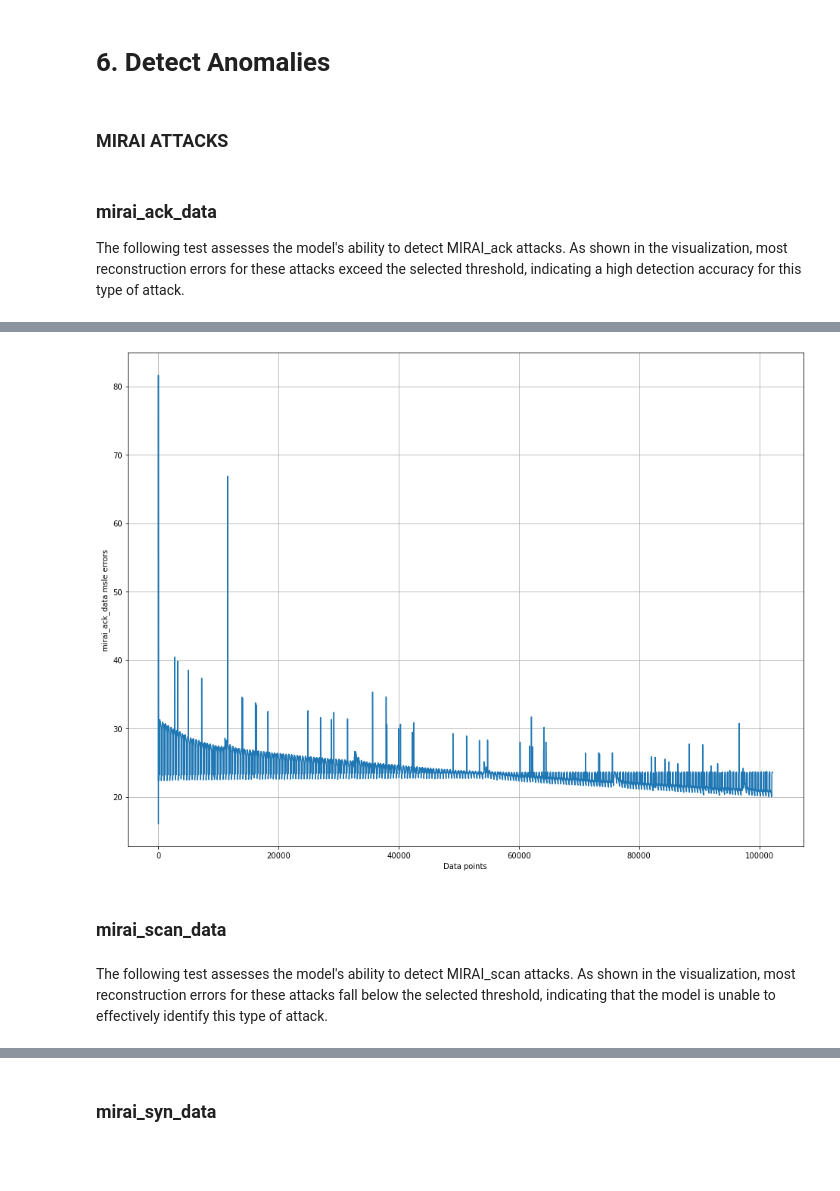
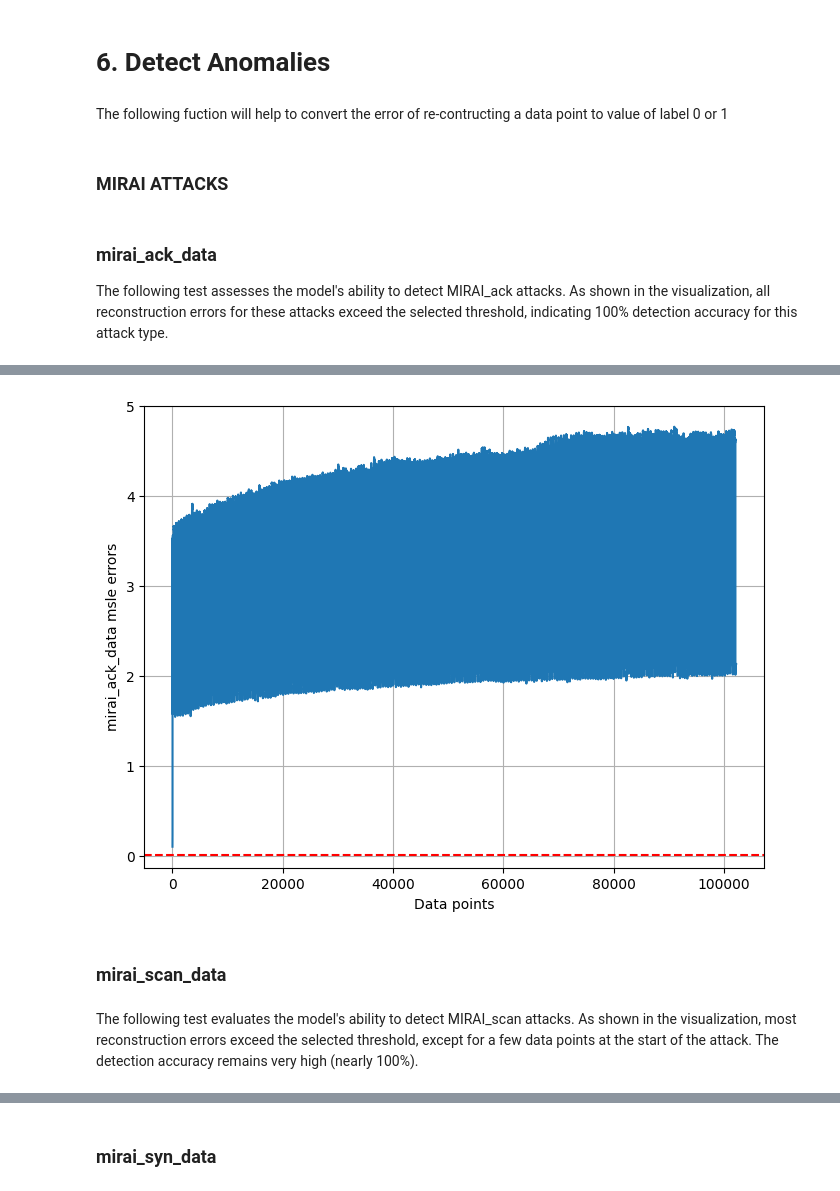
Before and after one commit to doan310a/AnomalyDetection, a Jupyter notebook: AnomalyDetection.ipynb, the cells around one changed output, grey strips where cells are left out. Cells and saved outputs as stored; diff of their text form; code cells hidden in the pictures; blank space fills up the shorter version.

```diff
--- a/AnomalyDetection.ipynb
+++ b/AnomalyDetection.ipynb
@@ -252,0 +292,16 @@ del tmp_df
+# %%
+if (IoT_device!='Ennio_Doorbell') and (IoT_device!='Samsung_SNH_1011_N_Webcam'):
+    #ack:
+    mirai_ack_data_scaled = a_scaler.transform(mirai_ack_data)
+
+    #scan:
+    mirai_scan_data_scaled = a_scaler.transform(mirai_scan_data)
+
+    #syn:
+    mirai_syn_data_scaled = a_scaler.transform(mirai_syn_data)
+
+    #udp:
+    mirai_udp_data_scaled = a_scaler.transform(mirai_udp_data)
+
+    #udpplain:
+    mirai_udpplain_data_scaled = a_scaler.transform(mirai_udpplain_data)
@@ -311,3 +362,0 @@ def create_autoencode_model(x_train, encoder_layers, decoder_layers):
-# %%
-model = create_autoencode_model(x_train, encoder_layers, decoder_layers)
-model.summary()
@@ -369,9 +376,9 @@ The model will be trained on normal data.
 # %%
 train_history = model.fit(
-    x_train,
-    x_train,
-    epochs=100,
-    #batch_size=512,
-    validation_data=(x_test, x_test)
+    x_train_scaled,
+    x_train_scaled,
+    epochs=20,
+    batch_size=512,
+    validation_data=(x_test_scaled, x_test_scaled)
 )
 # %% [output]
@@ -440,5 +422,10 @@ Here, the threshold is determined based on the assumption that 1% of the normal
 # %%
+x_train_reconstruction = model.predict(x_train_scaled)
+# provides losses of individual instances
+x_train_reconstruction_errors = tf.keras.losses.msle(x_train_reconstruction, x_train_scaled)
+
 #percentile
 threshold = np.percentile(x_train_reconstruction_errors, 99)
-print('99 percentiles of the training data: ',threshold)
+#print('99 percentiles of the training data: ',threshold)
+print('The threshold: ',threshold)
 # %% [output]
@@ -449,3 +446,5 @@ print('99 percentiles of the training data: ',threshold)
 # %% [markdown]
 # 6. Detect Anomalies
+# %% [markdown]
+The following fuction will help to convert the error of re-contructing a data point to value of label 0 or 1
 # %%
@@ -461,13 +458,13 @@ def get_prediction_label(prediction_error, selected_threshold):
 # %% [markdown]
 ### mirai_ack_data
 
-The following test assesses the model's ability to detect MIRAI_ack attacks. As shown in the visualization, most reconstruction errors for these attacks exceed the selected threshold, indicating a high detection accuracy for this type of attack.
+The following test assesses the model's ability to detect MIRAI_ack attacks. As shown in the visualization, all reconstruction errors for these attacks exceed the selected threshold, indicating 100% detection accuracy for this attack type.
 # %%
 if (IoT_device!='Ennio_Doorbell') and (IoT_device!='Samsung_SNH_1011_N_Webcam'):
 
-    mirai_ack_data_prediction= model.predict(mirai_ack_data)
+    mirai_ack_data_prediction= model.predict(mirai_ack_data_scaled)
 
-    mirai_ack_data_prediction_error= tf.keras.losses.msle(mirai_ack_data_prediction, mirai_ack_data)
+    mirai_ack_data_prediction_error= tf.keras.losses.msle(mirai_ack_data_prediction, mirai_ack_data_scaled)
 
     mirai_ack_data_prediction_label=get_prediction_label(mirai_ack_data_prediction_error, threshold)
 
@@ -475,8 +472,9 @@ if (IoT_device!='Ennio_Doorbell') and (IoT_device!='Samsung_SNH_1011_N_Webcam'):
 
     print ('mirai_ack_data_accuracy_score_prediction: ', mirai_ack_data_accuracy_score)
 
-    plt.figure(figsize=(16, 12))
+    plt.figure(figsize=(8, 6))
     plt.plot(mirai_ack_data_prediction_error)
+    plt.axhline(y=threshold, color='r', linestyle='--', label="The selected threshold")  # Horizontal reference line
     plt.xlabel('Data points')
     plt.ylabel('mirai_ack_data msle errors')
     plt.grid()
@@ -489,8 +488,8 @@ mirai_ack_data_accuracy_score_prediction:  0.9999902147854591
-[figure, old version]
+[figure, new version]
 # %% [markdown]
 ### mirai_scan_data
 # %% [markdown]
-The following test assesses the model's ability to detect MIRAI_scan attacks. As shown in the visualization, most reconstruction errors for these attacks fall below the selected threshold, indicating that the model is unable to effectively identify this type of attack.
+The following test evaluates the model's ability to detect MIRAI_scan attacks. As shown in the visualization, most reconstruction errors exceed the selected threshold, except for a few data points at the start of the attack. The detection accuracy remains very high (nearly 100%).
 # %%
 if (IoT_device!='Ennio_Doorbell') and (IoT_device!='Samsung_SNH_1011_N_Webcam'):
 
```
Also changed, not shown: parts of 63 cells of this notebook.
